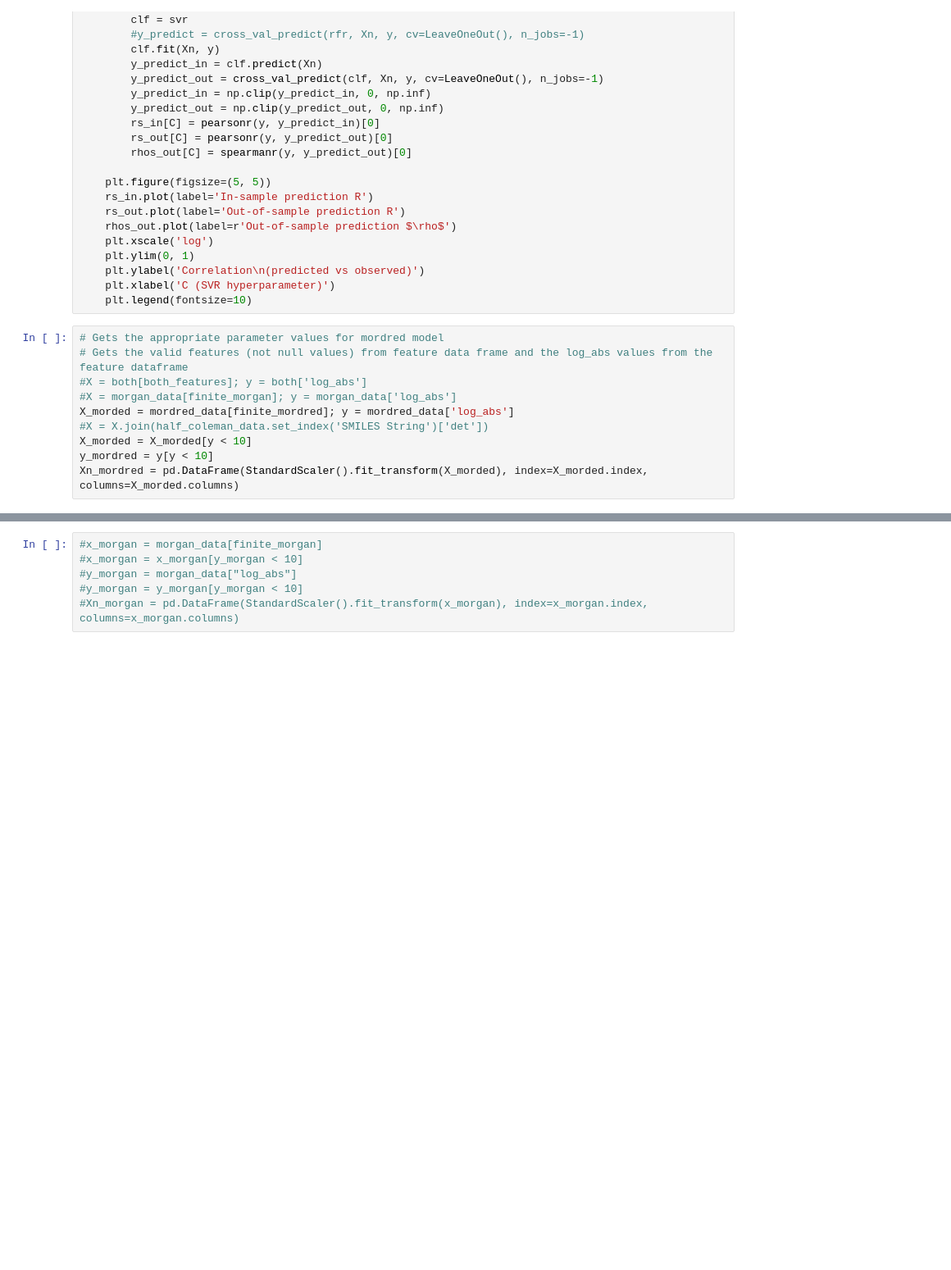
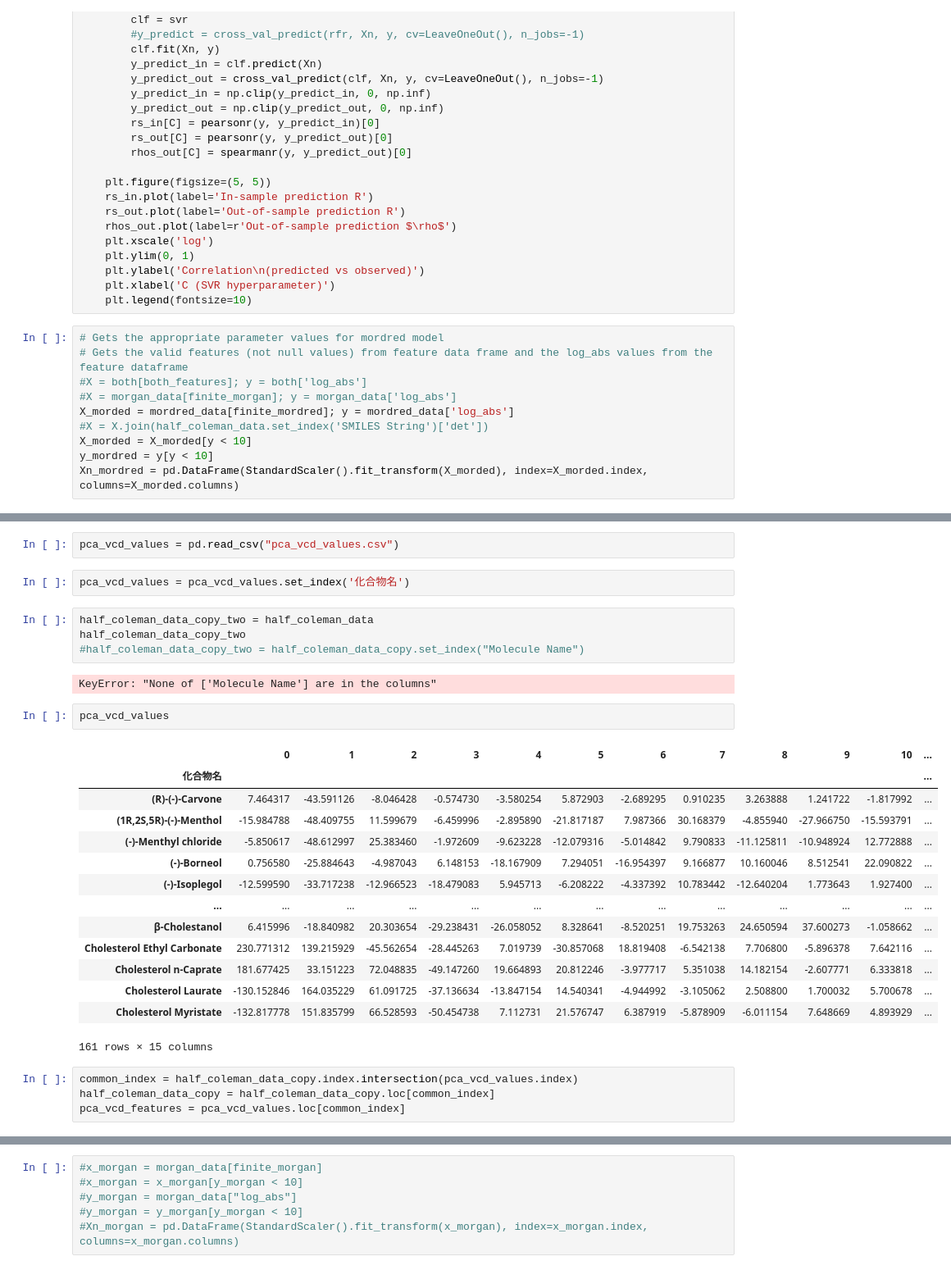
Before and after one commit to rgerkin/enantiomerlist, a Jupyter notebook: OdorantModel.ipynb, the cells around one changed output, grey strips where cells are left out. Shown at 82% size. Cells and saved outputs as stored; diff of their text form; blank space fills up the shorter version.

```diff
--- a/OdorantModel.ipynb
+++ b/OdorantModel.ipynb
@@ -278,0 +280,31 @@ create_model(Xn_mordred, y_mordred)
+# %%
+pca_vcd_values = pd.read_csv("pca_vcd_values.csv")
+# %%
+pca_vcd_values = pca_vcd_values.set_index('化合物名')
+# %%
+half_coleman_data_copy_two = half_coleman_data
+half_coleman_data_copy_two
+#half_coleman_data_copy_two = half_coleman_data_copy.set_index("Molecule Name")
+# %% [output]
+KeyError: "None of ['Molecule Name'] are in the columns"
+# %%
+pca_vcd_values
+# %% [output]
+|  | 0 | 1 | 2 | 3 | 4 | 5 | 6 | 7 | 8 | 9 | 10 | ... |
+| 化合物名 |  |  |  |  |  |  |  |  |  |  |  | ... |
+| (R)-(-)-Carvone | 7.464317 | -43.591126 | -8.046428 | -0.574730 | -3.580254 | 5.872903 | -2.689295 | 0.910235 | 3.263888 | 1.241722 | -1.817992 | ... |
+| (1R,2S,5R)-(-)-Menthol | -15.984788 | -48.409755 | 11.599679 | -6.459996 | -2.895890 | -21.817187 | 7.987366 | 30.168379 | -4.855940 | -27.966750 | -15.593791 | ... |
+| (-)-Menthyl chloride | -5.850617 | -48.612997 | 25.383460 | -1.972609 | -9.623228 | -12.079316 | -5.014842 | 9.790833 | -11.125811 | -10.948924 | 12.772888 | ... |
+| (-)-Borneol | 0.756580 | -25.884643 | -4.987043 | 6.148153 | -18.167909 | 7.294051 | -16.954397 | 9.166877 | 10.160046 | 8.512541 | 22.090822 | ... |
+| (-)-Isoplegol | -12.599590 | -33.717238 | -12.966523 | -18.479083 | 5.945713 | -6.208222 | -4.337392 | 10.783442 | -12.640204 | 1.773643 | 1.927400 | ... |
+| ... | ... | ... | ... | ... | ... | ... | ... | ... | ... | ... | ... | ... |
+| β-Cholestanol | 6.415996 | -18.840982 | 20.303654 | -29.238431 | -26.058052 | 8.328641 | -8.520251 | 19.753263 | 24.650594 | 37.600273 | -1.058662 | ... |
+| Cholesterol Ethyl Carbonate | 230.771312 | 139.215929 | -45.562654 | -28.445263 | 7.019739 | -30.857068 | 18.819408 | -6.542138 | 7.706800 | -5.896378 | 7.642116 | ... |
+| Cholesterol n-Caprate | 181.677425 | 33.151223 | 72.048835 | -49.147260 | 19.664893 | 20.812246 | -3.977717 | 5.351038 | 14.182154 | -2.607771 | 6.333818 | ... |
+| Cholesterol Laurate | -130.152846 | 164.035229 | 61.091725 | -37.136634 | -13.847154 | 14.540341 | -4.944992 | -3.105062 | 2.508800 | 1.700032 | 5.700678 | ... |
+| Cholesterol Myristate | -132.817778 | 151.835799 | 66.528593 | -50.454738 | 7.112731 | 21.576747 | 6.387919 | -5.878909 | -6.011154 | 7.648669 | 4.893929 | ... |
+161 rows × 15 columns
+# %%
+common_index = half_coleman_data_copy.index.intersection(pca_vcd_values.index)
+half_coleman_data_copy = half_coleman_data_copy.loc[common_index]
+pca_vcd_features = pca_vcd_values.loc[common_index]
```
Also changed, not shown: parts of 8 cells of this notebook, 2 other files.
